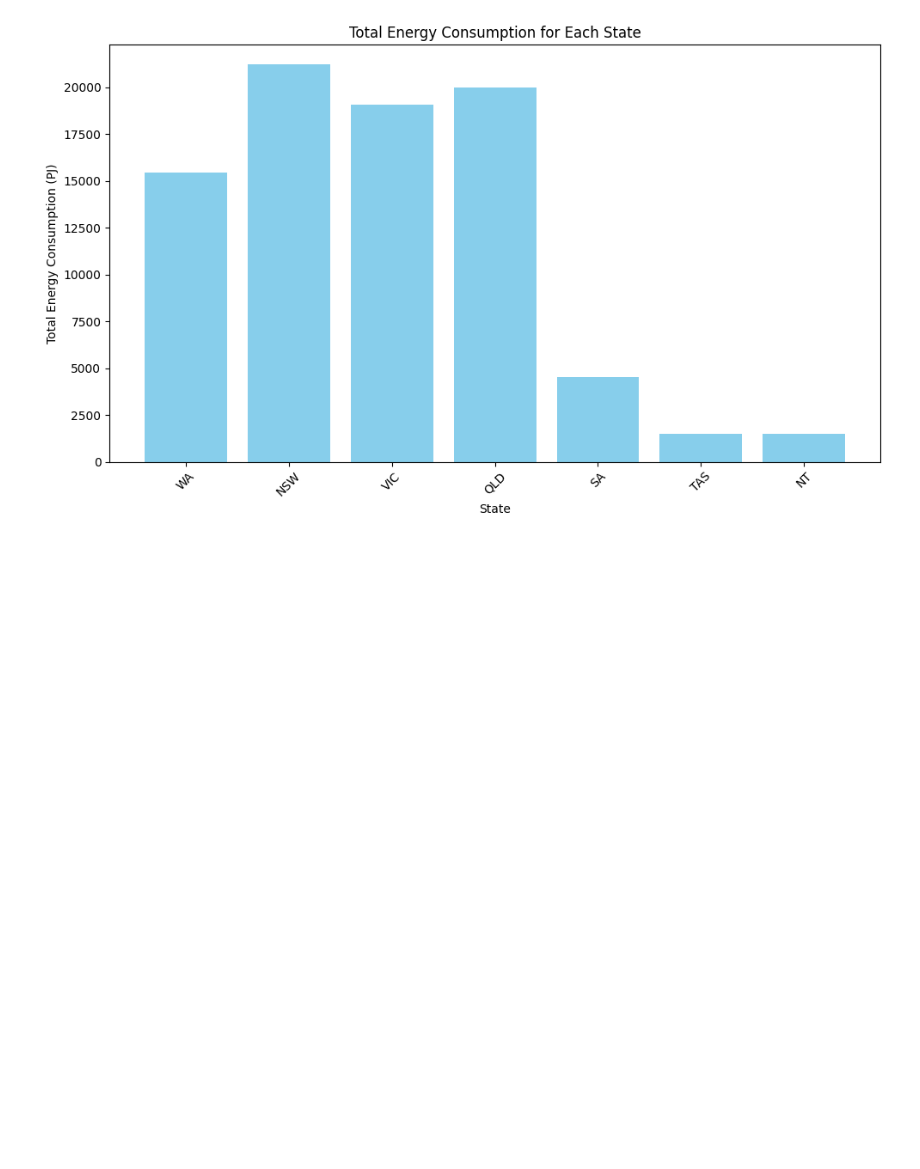
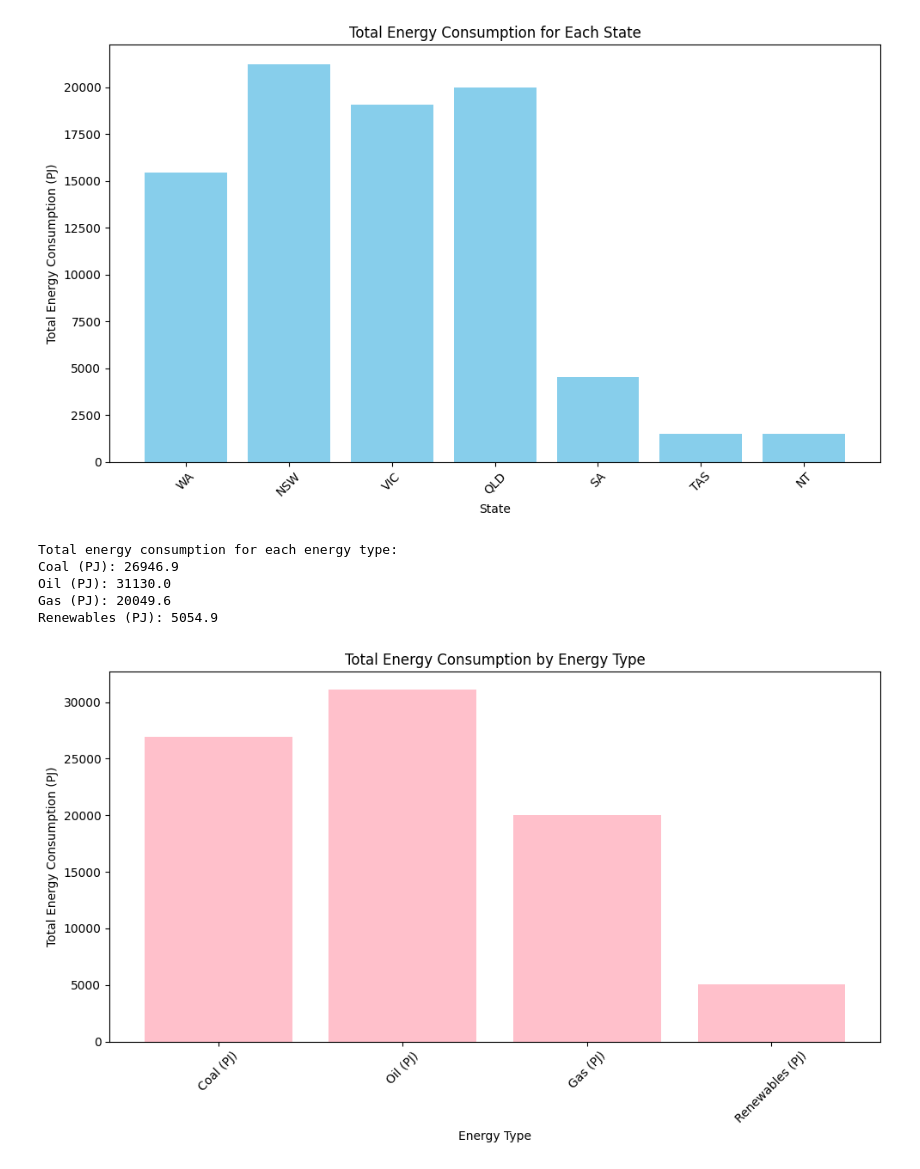
Before and after one commit to DurantZhou/ISYS5002-2024-S1-A2, a Jupyter notebook: Tue_11AM_Group_2_Assignment_2.ipynb, the cells around one changed output. Saved outputs shown, nothing was run; the diff lists cells and outputs as text; code cells hidden in the pictures; blank space fills up the shorter version.

```diff
--- a/Tue_11AM_Group_2_Assignment_2.ipynb
+++ b/Tue_11AM_Group_2_Assignment_2.ipynb
@@ -254,3 +252,46 @@ plt.tight_layout()  # 自动调整布局，以防止标签重叠
 plt.show()
 # %% [output]
 [figure]
+# %%
+import pandas as pd
+df= AUS_energy_df
+# Create a list of all energy
+Energy_type = ['Coal (PJ)', 'Oil (PJ)', 'Gas (PJ)', 'Renewables (PJ)']
+# Create a dictionnary to store energy consumption for each enerfy
+total_energy_consumption_filtered_by_energy = {}
+# Use for function to iterate energy to calculate total energy consumption filetered by energy
+for energy in Energy_type:
+  # Filter specific energy type
+  energy_data = df[df[energy].notnull()]  # 确保数据不是空值
+  # Calculate sum of energy consumption filtered by energy type
+  total_energy_consumption = energy_data[energy].sum()
+  # Save three decimals
+  total_energy_consumption = round(total_energy_consumption, 3)
+  # Save the sum of energy consumption filtered by energy type to dictionary
+  total_energy_consumption_filtered_by_energy[energy] = total_energy_consumption
+print("Total energy consumption for each energy type:")
+for energy, total_energy_consumption in total_energy_consumption_filtered_by_energy.items():
+    print(f"{energy}: {total_energy_consumption}")
+# %% [output]
+Total energy consumption for each energy type:
+Coal (PJ): 26946.9
+Oil (PJ): 31130.0
+Gas (PJ): 20049.6
+Renewables (PJ): 5054.9
+# %%
+import matplotlib.pyplot as plt
+energy_types = list(total_energy_consumption_filtered_by_energy.keys())
+total_energy_consumption = list(total_energy_consumption_filtered_by_energy.values())
+
+plt.figure(figsize=(10, 6))
+plt.bar(energy_types, total_energy_consumption, color='pink')
+
+plt.title('Total Energy Consumption by Energy Type')
+plt.xlabel('Energy Type')
+plt.ylabel('Total Energy Consumption (PJ)')
+
+plt.xticks(rotation=45)
+plt.tight_layout()
+plt.show()
+# %% [output]
+[figure, added]
```
Also changed, not shown: parts of 2 cells of this notebook.
